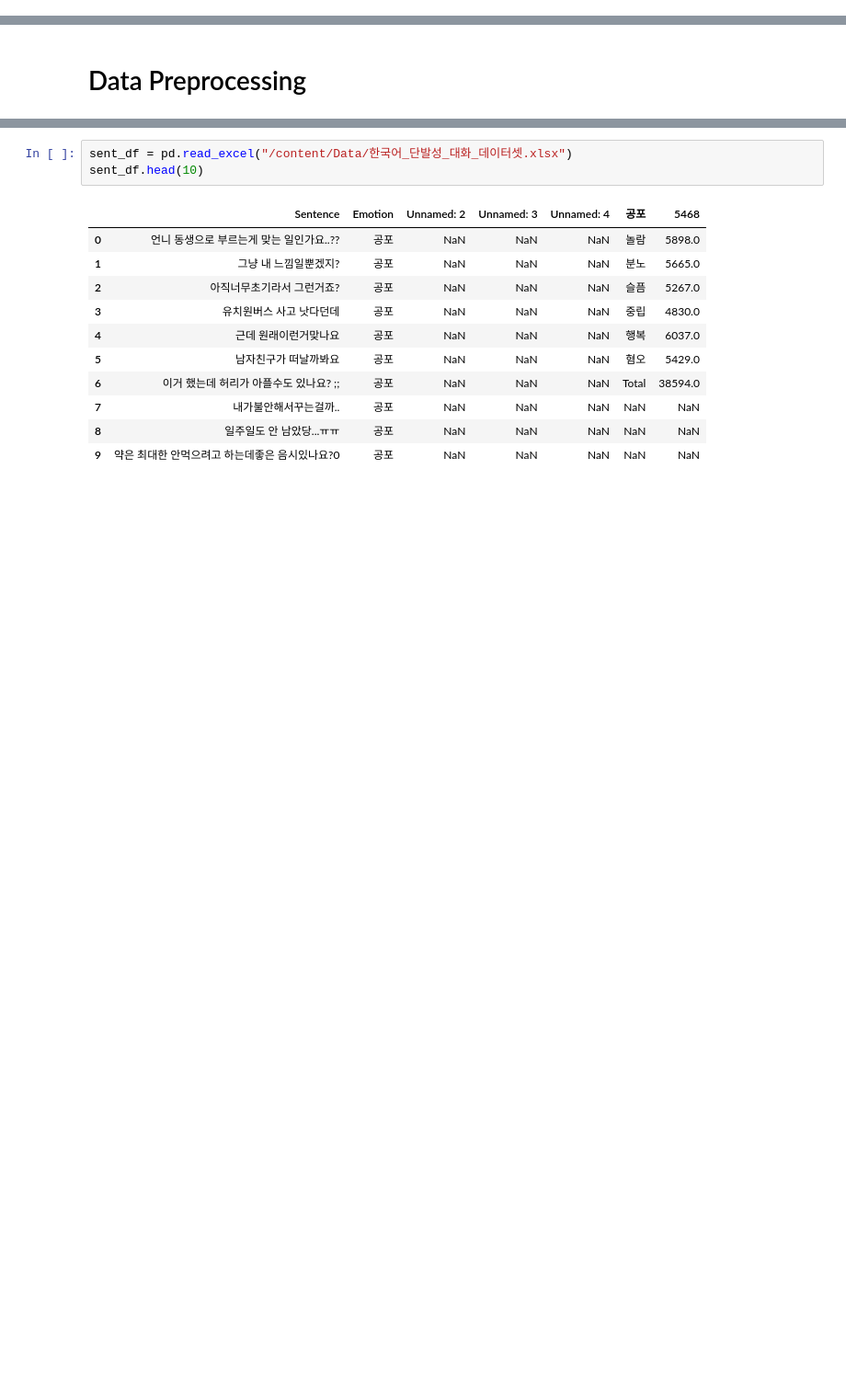
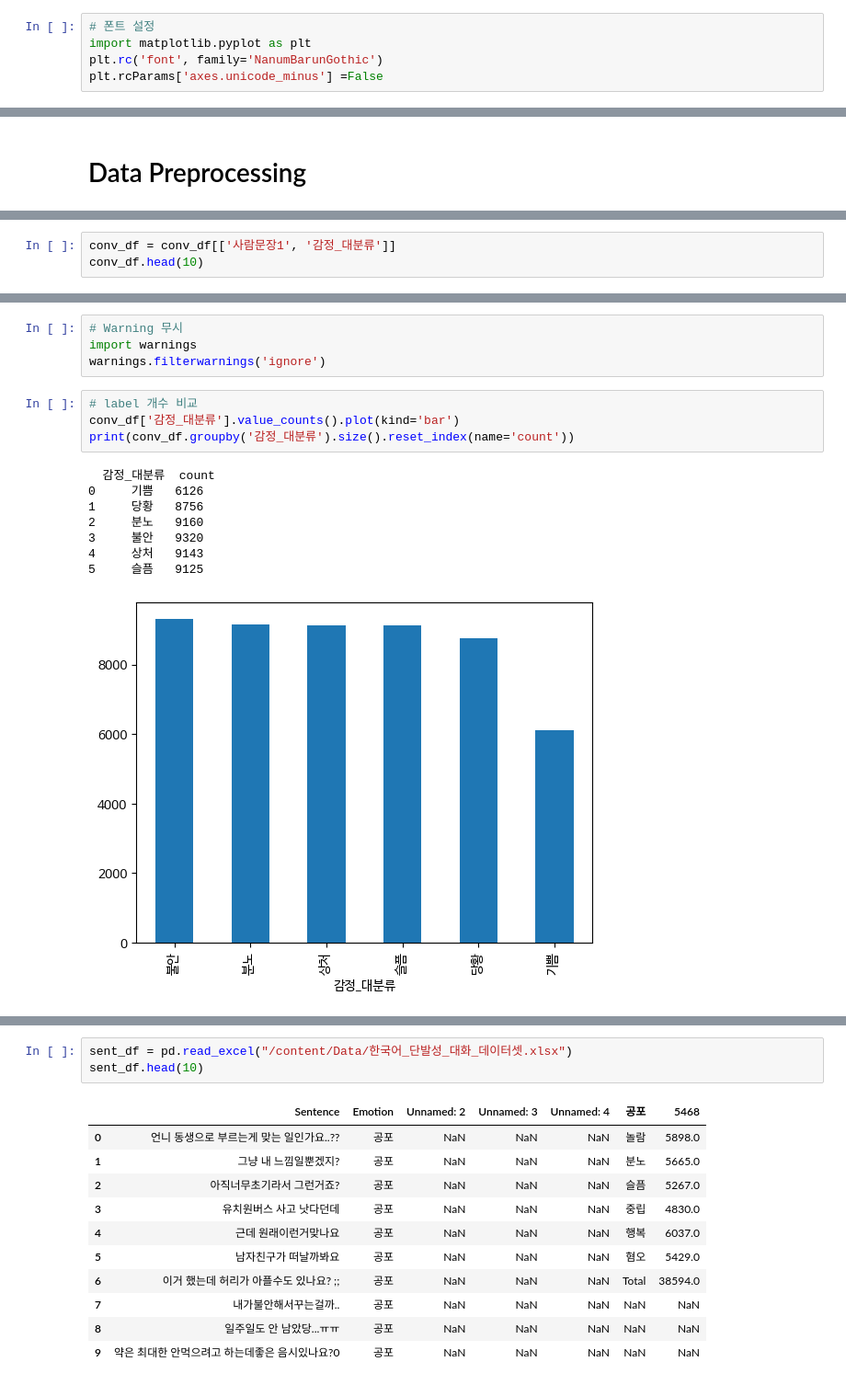
Before and after one commit to JinnieL/Sentiment_Analysis, a Jupyter notebook: 01_환경_설정_및_데이터_전처리.ipynb, the cells around one changed output, grey strips where cells are left out. Shown at 92% size. Drawn from its saved outputs; the diff is of its cells as text; blank space fills up the shorter version.

```diff
--- a/01_환경_설정_및_데이터_전처리.ipynb
+++ b/01_환경_설정_및_데이터_전처리.ipynb
@@ -3,3 +26,8 @@
+# %%
+# 폰트 설정
+import matplotlib.pyplot as plt
+plt.rc('font', family='NanumBarunGothic')
+plt.rcParams['axes.unicode_minus'] =False
 # %% [markdown]
 # Colab 환경 세팅
 # %%
@@ -108,0 +133,3 @@ conv_df.head(10)
+# %%
+conv_df = conv_df[['사람문장1', '감정_대분류']]
+conv_df.head(10)
@@ -108,0 +148,17 @@ conv_df.head(10)
+# %%
+# Warning 무시
+import warnings
+warnings.filterwarnings('ignore')
+# %%
+# label 개수 비교
+conv_df['감정_대분류'].value_counts().plot(kind='bar')
+print(conv_df.groupby('감정_대분류').size().reset_index(name='count'))
+# %% [output]
+  감정_대분류  count
+0     기쁨   6126
+1     당황   8756
+2     분노   9160
+3     불안   9320
+4     상처   9143
+5     슬픔   9125
+[figure, added]
```
Also changed, not shown: parts of 23 cells of this notebook.
